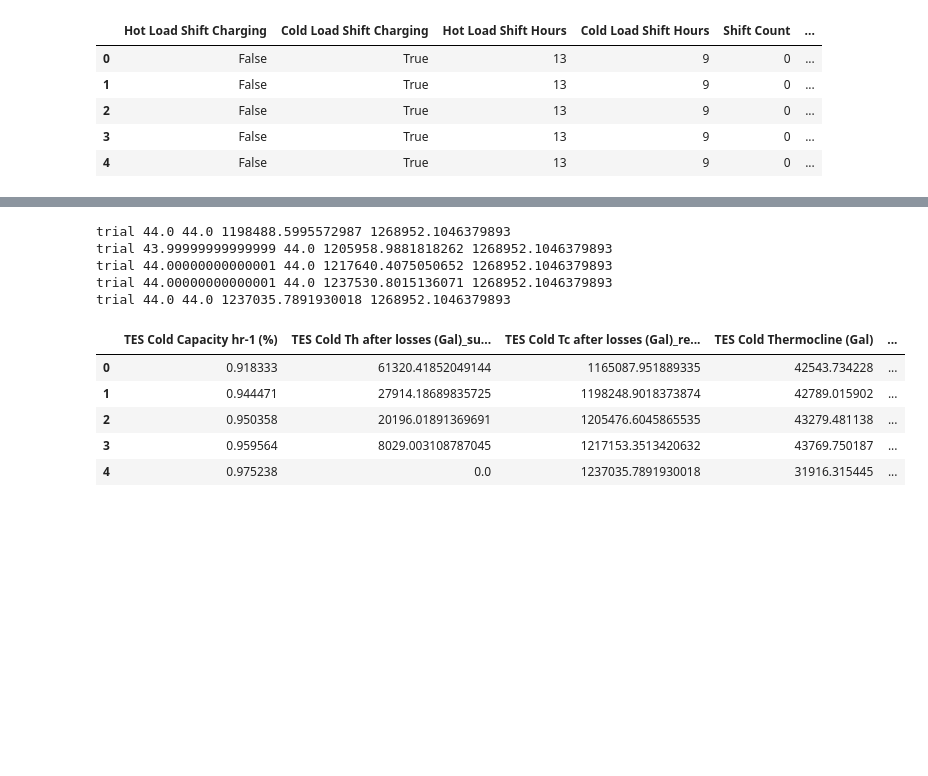
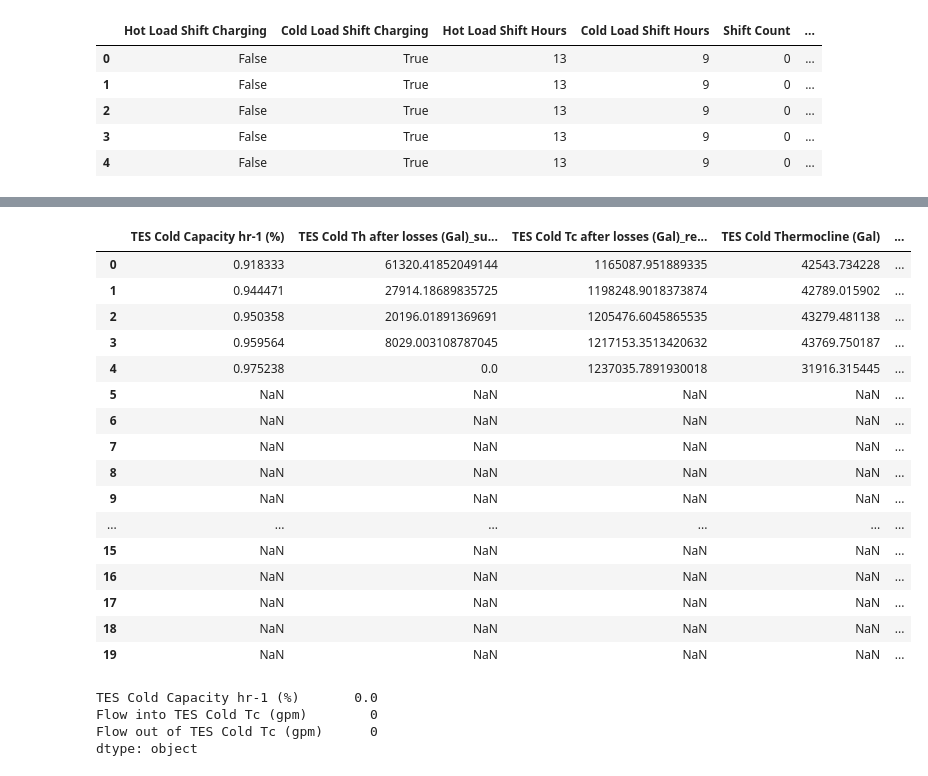
Before and after one commit to NikitaKhatwani/District-system---Engineering-model, a Jupyter notebook: UCSB_CUP Heat pump TES.ipynb, the cells around one changed output, grey strips where cells are left out. Saved outputs shown, nothing was run; the diff lists cells and outputs as text; code cells hidden in the pictures; blank space fills up the shorter version.

```diff
--- a/UCSB_CUP Heat pump TES.ipynb
+++ b/UCSB_CUP Heat pump TES.ipynb
@@ -182,6 +215,10 @@ TES_H_ouput1_df.head(15)
 | 12 | NaN | NaN | NaN | NaN | ... |
 | 13 | NaN | NaN | NaN | NaN | ... |
 | 14 | NaN | NaN | NaN | NaN | ... |
+# %%
+
+CT_CUP_value = chilledCTOcean_schedule5_inputs_df.loc[chilledCTOcean_schedule5_inputs_df["Schedules Category"]== "Cooling Tower Approach","CUP"]
+CT_CUP_month = chilledCTOcean_schedule5_inputs_df.loc[chilledCTOcean_schedule5_inputs_df["Schedules Category"]== "Cooling Tower Approach","Month"]
 # %%
 ##Heat pump input
 
@@ -200,6 +237,18 @@ HP_heatingCapacity=CUP_inputs["Heat Pumps"]["Heating Capacity"]
 HP_coolingCapacity=CUP_inputs["Heat Pumps"]["Cooling Capacity"]
 HP_waterSource=CUP_inputs["Heat Pumps"]["Water-Source Only %"]
 HP_airWaterSource=CUP_inputs["Heat Pumps"]["Air-Source + Water Source %"]
+dryBulb_temp =  weather_df["Dry Bulb Temp (°F)"]
+wetBulb_temp = weather_df["Wet Bulb Temp (°F)"]
+
+grReturn_D_LWT = groundReturn_schedule6_inputs_df["Ht Ex - LWT*"]
+grReturn_HtRej_LWT = groundReturn_schedule6_inputs_df["Ht Rej - LWT*"]
+gr_months = groundReturn_schedule6_inputs_df["Schedules Month"]
+
+month_to_match = month_to_match
+
+HP_grSource_capacity=CUP_inputs["Heat Source/Sink"]["Ground-source Capacity"]
+HP_ocean_capacity=CUP_inputs["Heat Source/Sink"]["Ocean Capacity"]
+HP_CT_capacity=CUP_inputs["Heat Source/Sink"]["Cooling Tower Capacity"]
 # %%
 #Heat pump inputs from TES
 
@@ -211,7 +260,11 @@ from ucsbdistrict.heatPump import heatPump
 heatPump_instance = heatPump(districtHWRT=districtHWRT,districtCHWRT=districtCHWRT,HW_districtSTP = HW_districtSTP,districtHWSflow=districtHWSflow,\
                             HP_leavingHW=HP_leavingHW,HP_enteringHW=HP_enteringHW,HP_enteringCHW=HP_enteringCHW,HP_leavingCHW=HP_leavingCHW,\
                             HP_maxHeating=HP_maxHeating,HP_maxCooling=HP_maxCooling,TES_H_shiftChargeRate=TES_H_shiftChargeRate,\
-                            TES_H_flowOut=TES_H_flowOut,HP_heatingCapacity=HP_heatingCapacity,HP_coolingCapacity=HP_coolingCapacity)
+                            TES_H_flowOut=TES_H_flowOut,HP_heatingCapacity=HP_heatingCapacity,HP_coolingCapacity=HP_coolingCapacity,districtCHWSflow=districtCHWSflow,\
+                            grReturn_D_LWT=grReturn_D_LWT,gr_months=gr_months,month_to_match=month_to_match,dryBulb_temp=dryBulb_temp,ocean_df=ocean_df,\
+                            days_to_match=days_to_match,HP_waterSource=HP_waterSource,HP_airWaterSource=HP_airWaterSource,ocean_df_WS_temporary=ocean_df_WS_temporary,\
+                            HP_grSource_capacity=HP_grSource_capacity,HP_ocean_capacity=HP_ocean_capacity,chiller_maxCapacity=chiller_maxCapacity,\
+                            grReturn_HtRej_LWT=grReturn_HtRej_LWT,wetBulb_temp=wetBulb_temp,CT_CUP_value=CT_CUP_value,CT_CUP_month=CT_CUP_month,HP_CT_capacity=HP_CT_capacity)
 # %%
 heatPump_output_df = heatPump_instance.compute()
 heatPump_output_df.head(15)
@@ -292,20 +294,38 @@ TES_instance_three = TES(HW_upperTankVol=HW_upperTankVol,HW_TankVol=HW_TankVol,H
                       CHW_upperTankVol=CHW_upperTankVol,CHW_lowerTankVol=CHW_lowerTankVol,CHW_TankVol=CHW_TankVol,CHW_wallLoss=CHW_wallLoss,CHW_ThermocloneLoss=CHW_ThermocloneLoss,\
                       HP_heatingCapacity=HP_heatingCapacity,thermoclineDischarge=thermoclineDischarge,stopCharging=stopCharging,CUP_output_df=CUP_output_df,totalHeating_load=totalHeating_load,\
                         HW_districtSTP=HW_districtSTP,districtHWRT=districtHWRT,hotMaxflow=hotMaxflow,coldMaxflow=coldMaxflow,HW_upperTankTemp=HW_upperTankTemp,HW_lowerTankTemp=HW_lowerTankTemp,totalCooling_load=totalCooling_load,\
-                      districtCHWRT = districtCHWRT, CHW_lowerTankTemp = CHW_lowerTankTemp, CHW_upperTankTemp=CHW_upperTankTemp,HP_possRecCHW=HP_possRecCHW,HP_CHWST=HP_CHWST, TES_hotCapacityHr=TES_hotCapacityHr)
+                      districtCHWRT = districtCHWRT, CHW_lowerTankTemp = CHW_lowerTankTemp, CHW_upperTankTemp=CHW_upperTankTemp,HP_possRecCHW=HP_possRecCHW,HP_CHWST=HP_CHWST, TES_hotCapacityHr=TES_hotCapacityHr,\
+                      conversion_galToLbs=conversion_galToLbs)
 # TES_instance_two.compute_2()
 # %%
 TES_C_ouput1_df = TES_instance_three.TES_C_calculate()
-TES_C_ouput1_df.head()
+TES_C_ouput1_df.head(20)
 # %% [output]
-trial 44.0 44.0 1198488.5995572987 1268952.1046379893
-trial 43.99999999999999 44.0 1205958.9881818262 1268952.1046379893
-trial 44.00000000000001 44.0 1217640.4075050652 1268952.1046379893
-trial 44.00000000000001 44.0 1237530.8015136071 1268952.1046379893
-trial 44.0 44.0 1237035.7891930018 1268952.1046379893
 |  | TES Cold Capacity hr-1 (%) | TES Cold Th after losses (Gal)_su... | TES Cold Tc after losses (Gal)_re... | TES Cold Thermocline (Gal) | ... |
 | 0 | 0.918333 | 61320.41852049144 | 1165087.951889335 | 42543.734228 | ... |
 | 1 | 0.944471 | 27914.18689835725 | 1198248.9018373874 | 42789.015902 | ... |
 | 2 | 0.950358 | 20196.01891369691 | 1205476.6045865535 | 43279.481138 | ... |
 | 3 | 0.959564 | 8029.003108787045 | 1217153.3513420632 | 43769.750187 | ... |
 | 4 | 0.975238 | 0.0 | 1237035.7891930018 | 31916.315445 | ... |
+| 5 | NaN | NaN | NaN | NaN | ... |
+| 6 | NaN | NaN | NaN | NaN | ... |
+| 7 | NaN | NaN | NaN | NaN | ... |
+| 8 | NaN | NaN | NaN | NaN | ... |
+| 9 | NaN | NaN | NaN | NaN | ... |
+| ... | ... | ... | ... | ... | ... |
+| 15 | NaN | NaN | NaN | NaN | ... |
+| 16 | NaN | NaN | NaN | NaN | ... |
+| 17 | NaN | NaN | NaN | NaN | ... |
+| 18 | NaN | NaN | NaN | NaN | ... |
+| 19 | NaN | NaN | NaN | NaN | ... |
+# %%
+filtered_df = TES_C_ouput1_df.loc[4320:4344,["TES Cold Capacity hr-1 (%)","Flow into TES Cold Tc (gpm)","Flow out of TES Cold Tc (gpm)"]]
+# Sum the values of the filtered columns
+sum_values = filtered_df.sum()
+filtered_df.head(24)
+print(sum_values)
+# %% [output]
+TES Cold Capacity hr-1 (%)       0.0
+Flow into TES Cold Tc (gpm)        0
+Flow out of TES Cold Tc (gpm)      0
+dtype: object
```
Also changed, not shown: parts of 12 cells of this notebook, 5 other files.
